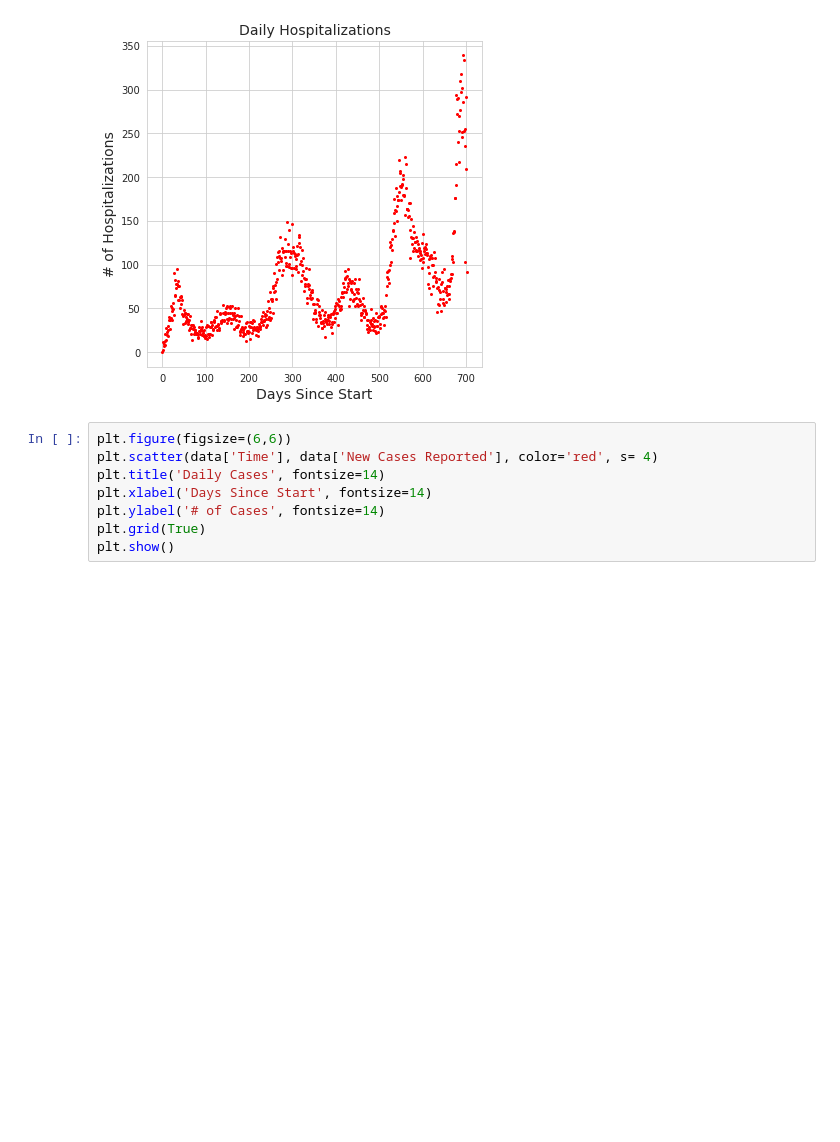
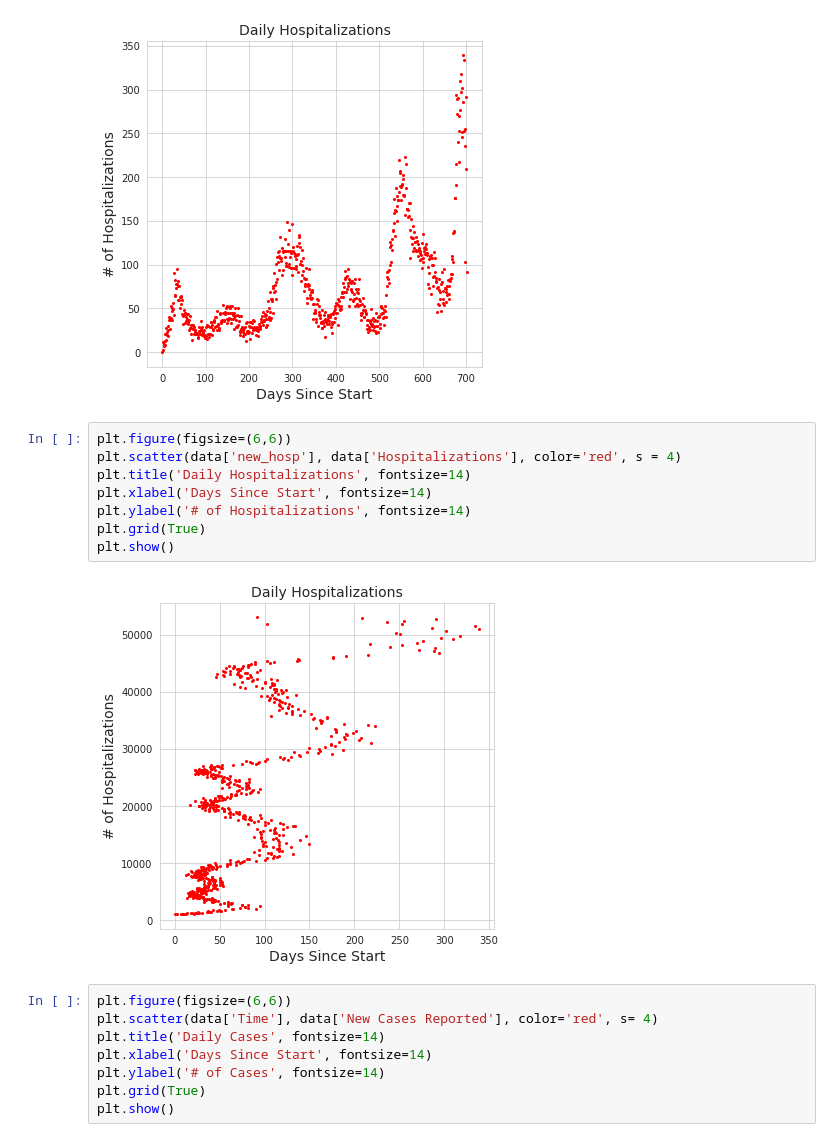
Before and after one commit to poojabhatia17dec/Covid19-hospitalisation-prediction--Kalman-Flter, a Jupyter notebook: Kalman_Filter_Project.ipynb, the cells around one changed output. Saved outputs shown, nothing was run; the diff lists cells and outputs as text; blank space fills up the shorter version.

```diff
--- a/Kalman_Filter_Project.ipynb
+++ b/Kalman_Filter_Project.ipynb
@@ -131,6 +135,16 @@ plt.grid(True)
 plt.show()
 # %% [output]
 [figure]
+# %%
+plt.figure(figsize=(6,6))
+plt.scatter(data['new_hosp'], data['Hospitalizations'], color='red', s = 4)
+plt.title('Daily Hospitalizations', fontsize=14)
+plt.xlabel('Days Since Start', fontsize=14)
+plt.ylabel('# of Hospitalizations', fontsize=14)
+plt.grid(True)
+plt.show()
+# %% [output]
+[figure, added]
 # %%
 plt.figure(figsize=(6,6))
 plt.scatter(data['Time'], data['New Cases Reported'], color='red', s= 4)
```
Also changed, not shown: parts of 88 cells of this notebook.
